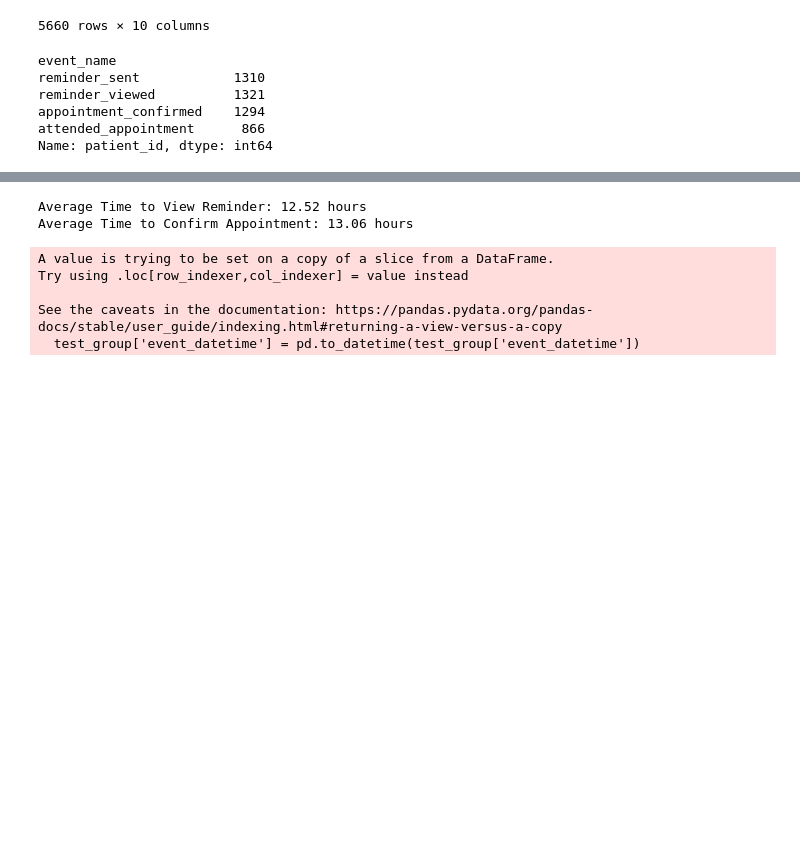
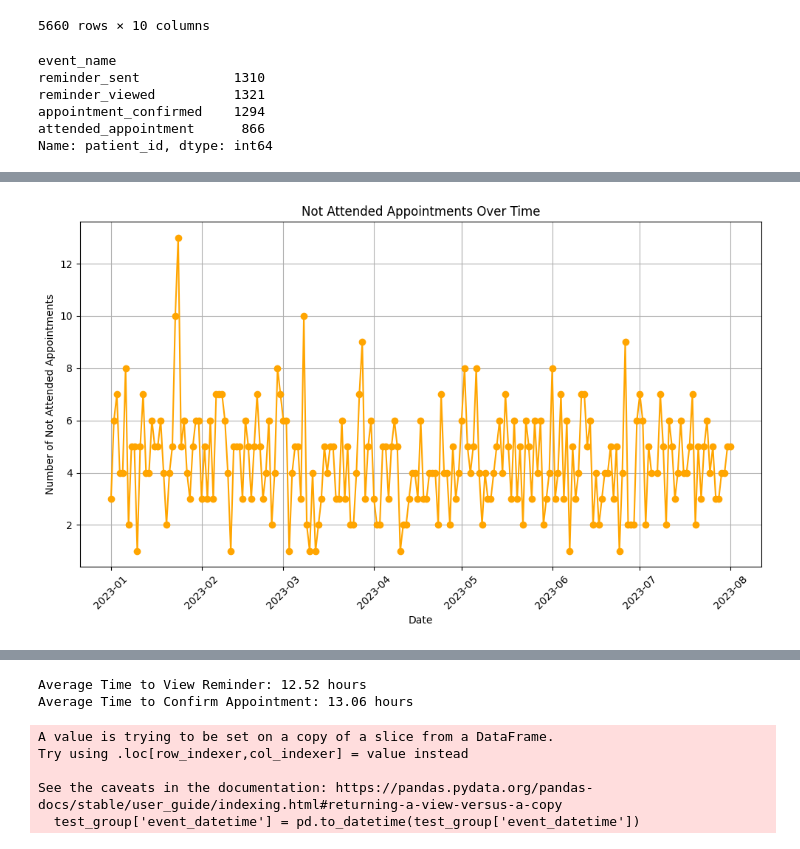
Before and after one commit to Ismat-Samadov/kyla_ProductAnalyst, a Jupyter notebook: task.ipynb, the cells around one changed output, grey strips where cells are left out. Drawn from its saved outputs; the diff is of its cells as text; code cells hidden in the pictures; blank space fills up the shorter version.

```diff
--- a/task.ipynb
+++ b/task.ipynb
@@ -856,0 +1298,25 @@ Name: patient_id, dtype: int64
+# %%
+# Let's calculate the non-attendance over the entire time period and fix the chart to display all dates
+
+# First, calculate the number of not attended appointments over time
+appointments_data['appointment_date'] = pd.to_datetime(appointments_data['appointment_date'])
+
+# Filter for not attended appointments
+not_attended_data = appointments_data[appointments_data['appointment_status'] != 'Attended']
+
+# Group by appointment date to count not attended appointments
+not_attended_over_time = not_attended_data.groupby('appointment_date').size()
+
+# Plotting the line chart for non-attended appointments over time
+plt.figure(figsize=(10, 6))
+plt.plot(not_attended_over_time.index, not_attended_over_time.values, label="Not Attended", color='orange', marker='o')
+plt.title('Not Attended Appointments Over Time')
+plt.xlabel('Date')
+plt.ylabel('Number of Not Attended Appointments')
+plt.xticks(rotation=45)
+plt.grid(True)
+plt.tight_layout()
+
+plt.show()
+# %% [output]
+[figure, added]
```
Also changed, not shown: parts of 15 cells of this notebook.
